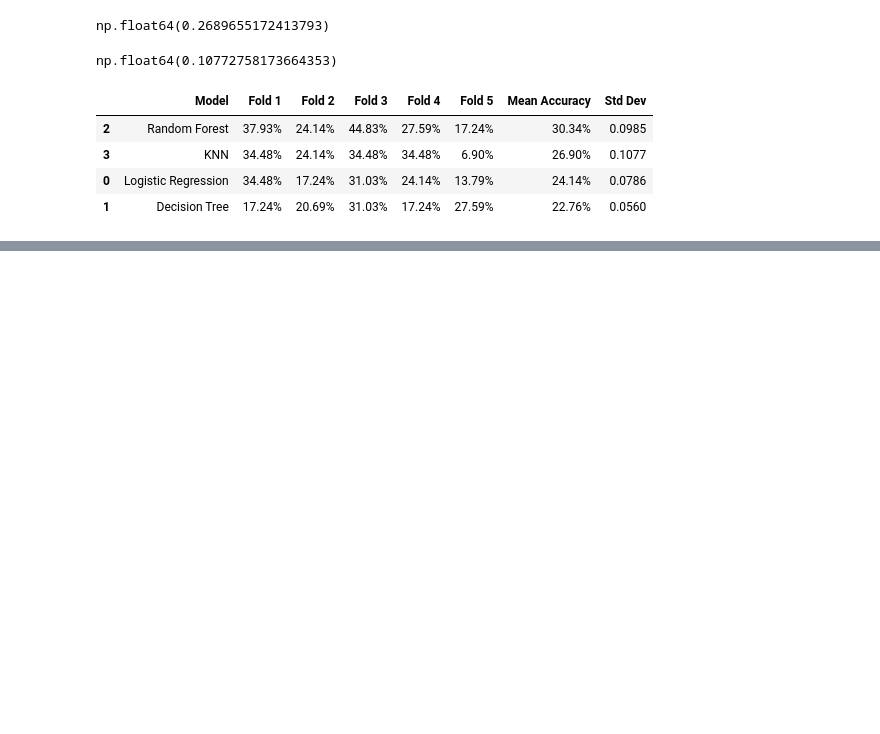
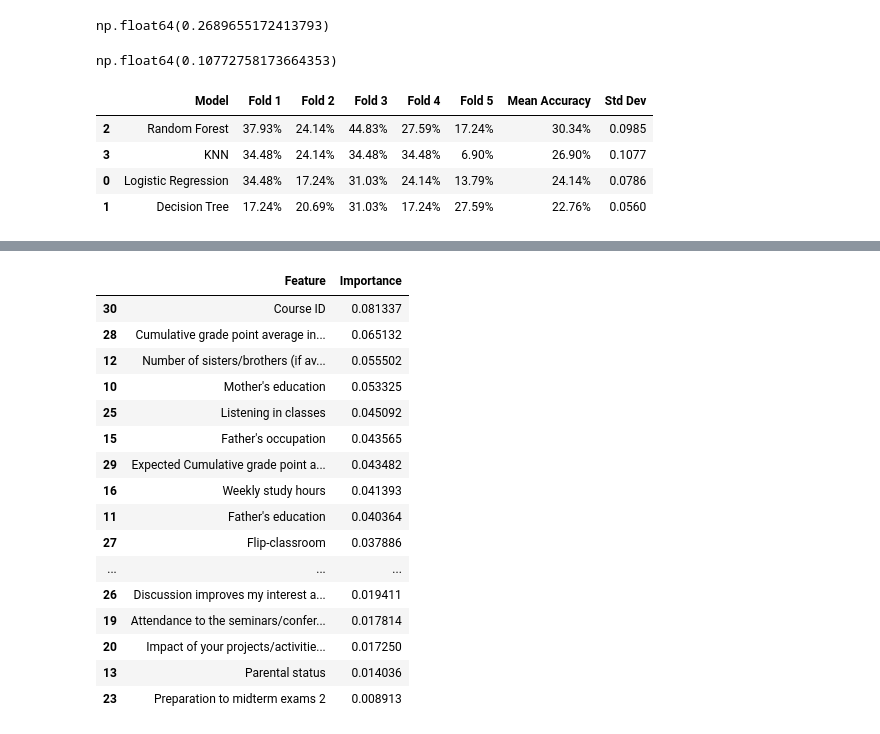
Before and after one commit to P0RUS/Hermes, a Jupyter notebook: notebooks/analysis.ipynb, the cells around one changed output, grey strips where cells are left out. Cells and saved outputs as stored; diff of their text form; code cells hidden in the pictures; blank space fills up the shorter version.

```diff
--- a/notebooks/analysis.ipynb
+++ b/notebooks/analysis.ipynb
@@ -806,0 +863,30 @@ display_cv
+# %%
+feature_importance = pd.DataFrame({
+    "Feature": X.columns,
+    "Importance": rf_model.feature_importances_
+})
+
+feature_importance = feature_importance.sort_values(
+    by="Importance",
+    ascending=False
+)
+
+feature_importance
+# %% [output]
+|  | Feature | Importance |
+| 30 | Course ID | 0.081337 |
+| 28 | Cumulative grade point average in... | 0.065132 |
+| 12 | Number of sisters/brothers (if av... | 0.055502 |
+| 10 | Mother's education | 0.053325 |
+| 25 | Listening in classes | 0.045092 |
+| 15 | Father's occupation | 0.043565 |
+| 29 | Expected Cumulative grade point a... | 0.043482 |
+| 16 | Weekly study hours | 0.041393 |
+| 11 | Father's education | 0.040364 |
+| 27 | Flip-classroom | 0.037886 |
+| ... | ... | ... |
+| 26 | Discussion improves my interest a... | 0.019411 |
+| 19 | Attendance to the seminars/confer... | 0.017814 |
+| 20 | Impact of your projects/activitie... | 0.017250 |
+| 13 | Parental status | 0.014036 |
+| 23 | Preparation to midterm exams 2 | 0.008913 |
```
Also changed, not shown: parts of 48 cells of this notebook, 34 other files.
